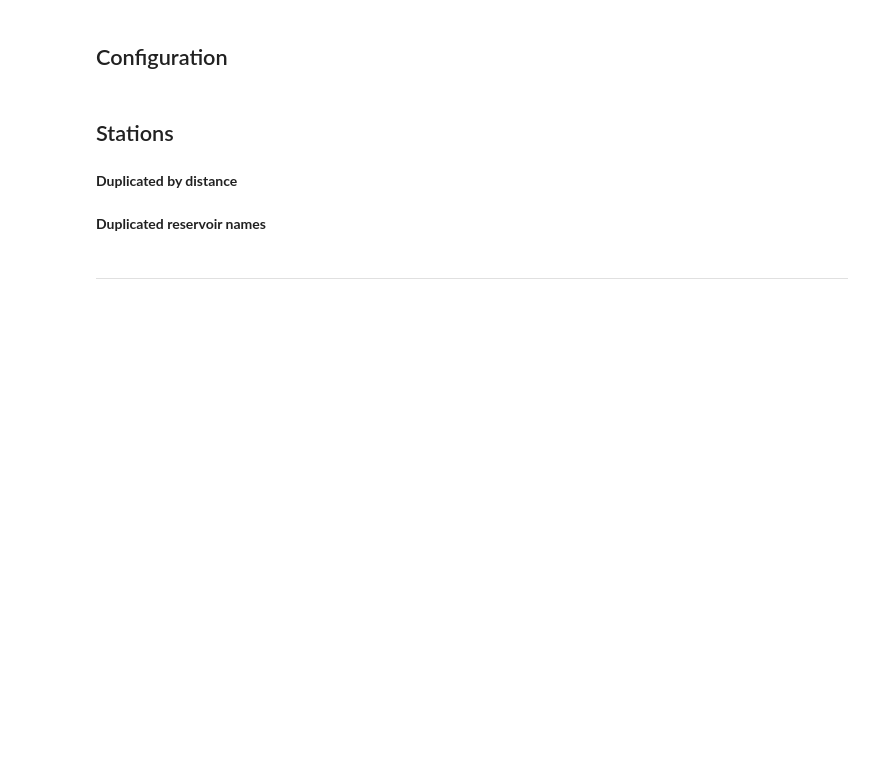
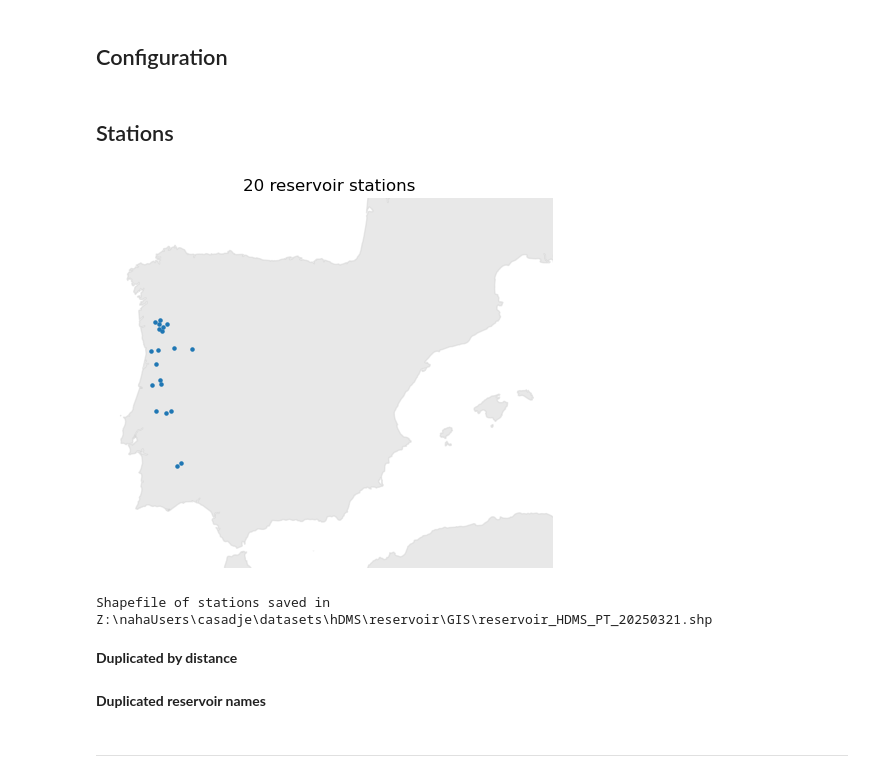
Before and after one commit to casadoj/lisflood-reservoirs, a Jupyter notebook: notebook/hDMS/HDCC_download.ipynb, the cells around one changed output. Cells and saved outputs as stored; diff of their text form; code cells hidden in the pictures; blank space fills up the shorter version.

```diff
--- a/notebook/hDMS/HDCC_download.ipynb
+++ b/notebook/hDMS/HDCC_download.ipynb
@@ -36,8 +36,8 @@ def remove_accents(text):
 ## Configuration
 # %%
 # station filters
-TYPE = 'river'
-COUNTRY_ID = 'ES' # 'HR'
+TYPE = 'reservoir'
+COUNTRY_ID = 'PT' # 'HR'
 PROVIDER_ID = None
 
 # # dataset cofiguration
@@ -152,19 +152,21 @@ for ID in stations.COUNTRY_ID.unique():
 stations.COUNTRY = stations.COUNTRY_ID.map(map_countries)
 
 # treat string columns
-col_names = ['RES_NAME', 'BASIN_LOC', 'BASIN_EN', 'RIVER_LOC', 'RIVER_EN']
+col_names = ['NAME', 'BASIN_LOC', 'BASIN_EN', 'RIVER_LOC', 'RIVER_EN']
 stations[col_names] = stations[col_names].astype(str).replace('nan', '')
 for col in col_names:
     stations[col] = stations[col].str.lower().apply(remove_accents)
 # %%
 fig, ax = plt.subplots(subplot_kw=dict(projection=ccrs.PlateCarree()))
 ax.add_feature(cfeature.NaturalEarthFeature('physical', 'land', '10m', edgecolor='face', facecolor='lightgray'),
                alpha=.5,
                zorder=0)
 stations.plot(markersize=5, ax=ax)
 ax.set_title(f'{len(stations)} {TYPE} stations')
-# ax.set_extent([-10, 40, 35.5, 70])
+ax.set_extent([-10, 5, 35.5, 45])
 ax.axis('off');
+# %% [output]
+[figure, added]
 # %%
 # export
 PATH_GIS = PATH_HDMS / 'GIS'
@@ -177,6 +179,8 @@ else:
     shp_file = PATH_GIS / '{0}_HDMS_{1}.shp'.format(TYPE, datetime.now().strftime('%Y%m%d'))
 stations.to_file(shp_file)
 print(f'Shapefile of stations saved in {shp_file}')
+# %% [output]
+Shapefile of stations saved in Z:\nahaUsers\casadje\datasets\hDMS\reservoir\GIS\reservoir_HDMS_PT_20250321.shp
 # %% [markdown]
 **Duplicated by distance**
 # %%
```
Also changed, not shown: parts of 2 cells of this notebook, 2 other files.
